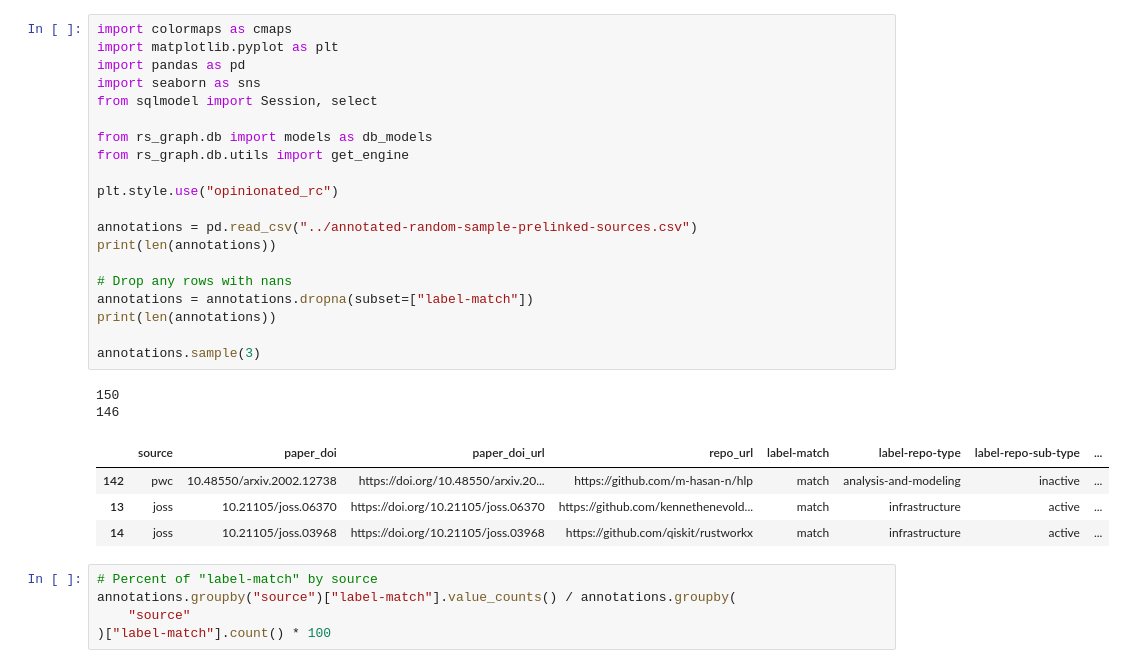
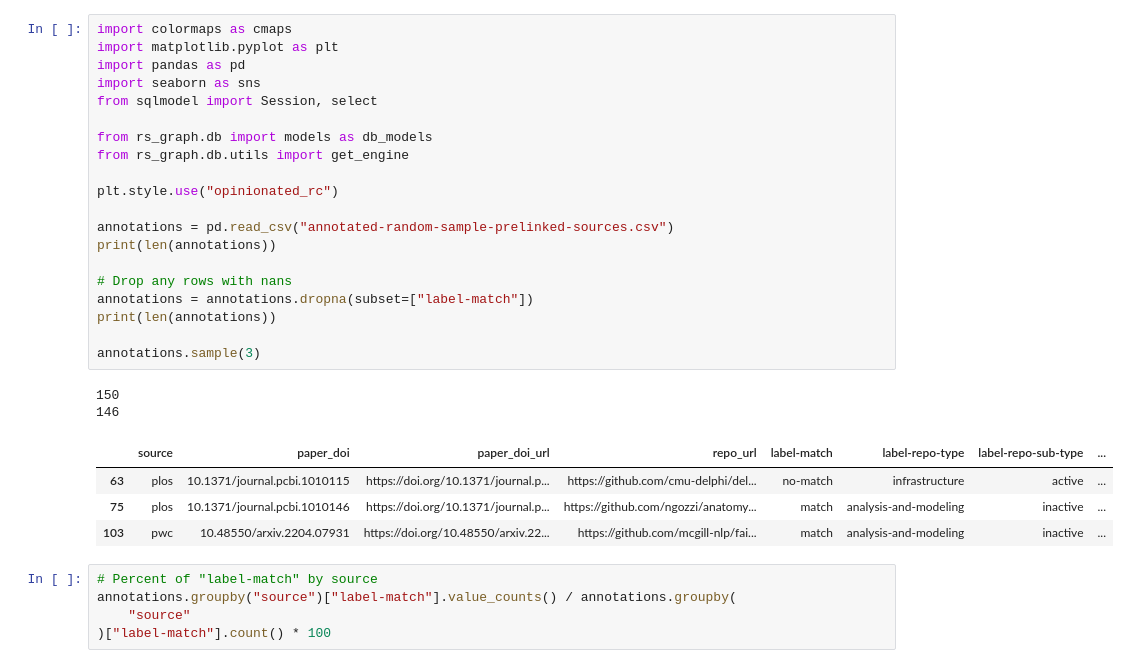
Before and after one commit to evamaxfield/rs-graph, a Jupyter notebook: notebooks/annotation-from-random-prelinks.ipynb, the cells around one changed output. Saved outputs shown, nothing was run; the diff lists cells and outputs as text.

```diff
--- a/notebooks/annotation-from-random-prelinks.ipynb
+++ b/notebooks/annotation-from-random-prelinks.ipynb
@@ -1,30 +1,30 @@
 # %%
 import colormaps as cmaps
 import matplotlib.pyplot as plt
 import pandas as pd
 import seaborn as sns
 from sqlmodel import Session, select
 
 from rs_graph.db import models as db_models
 from rs_graph.db.utils import get_engine
 
 plt.style.use("opinionated_rc")
 
-annotations = pd.read_csv("../annotated-random-sample-prelinked-sources.csv")
+annotations = pd.read_csv("annotated-random-sample-prelinked-sources.csv")
 print(len(annotations))
 
 # Drop any rows with nans
 annotations = annotations.dropna(subset=["label-match"])
 print(len(annotations))
 
 annotations.sample(3)
 # %% [output]
 150
 146
 |  | source | paper_doi | paper_doi_url | repo_url | label-match | label-repo-type | label-repo-sub-type | ... |
-| 142 | pwc | 10.48550/arxiv.2002.12738 | https://doi.org/10.48550/arxiv.20... | https://github.com/m-hasan-n/hlp | match | analysis-and-modeling | inactive | ... |
-| 13 | joss | 10.21105/joss.06370 | https://doi.org/10.21105/joss.06370 | https://github.com/kennethenevold... | match | infrastructure | active | ... |
-| 14 | joss | 10.21105/joss.03968 | https://doi.org/10.21105/joss.03968 | https://github.com/qiskit/rustworkx | match | infrastructure | active | ... |
+| 63 | plos | 10.1371/journal.pcbi.1010115 | https://doi.org/10.1371/journal.p... | https://github.com/cmu-delphi/del... | no-match | infrastructure | active | ... |
+| 75 | plos | 10.1371/journal.pcbi.1010146 | https://doi.org/10.1371/journal.p... | https://github.com/ngozzi/anatomy... | match | analysis-and-modeling | inactive | ... |
+| 103 | pwc | 10.48550/arxiv.2204.07931 | https://doi.org/10.48550/arxiv.22... | https://github.com/mcgill-nlp/fai... | match | analysis-and-modeling | inactive | ... |
 # %%
 # Percent of "label-match" by source
 annotations.groupby("source")["label-match"].value_counts() / annotations.groupby(
```
Also changed, not shown: parts of 3 cells of this notebook, 4 other files.
